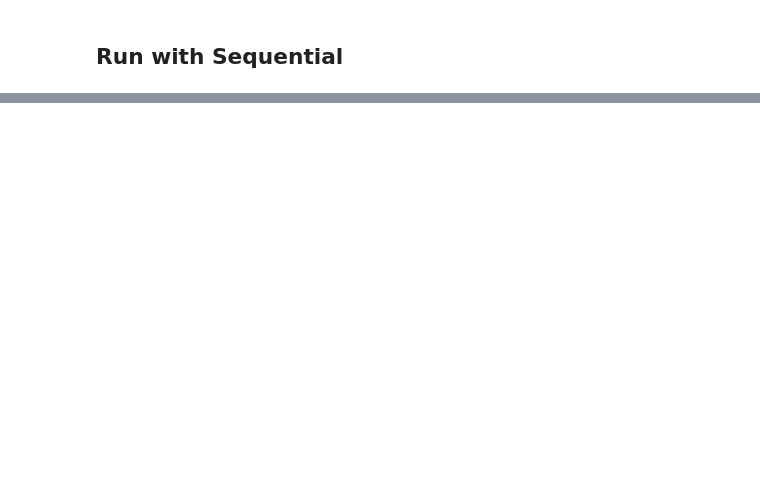
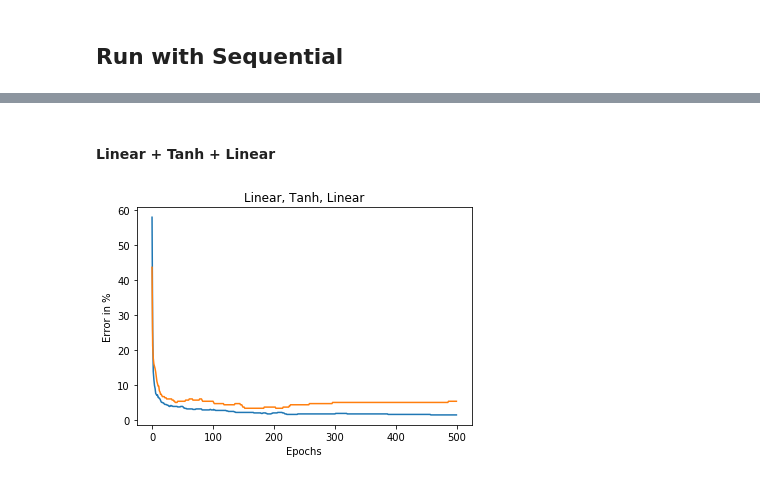
Before and after one commit to hbjornoy/deep-learning, a Jupyter notebook: project2/FB_project2.ipynb, the cells around one changed output, grey strips where cells are left out. Drawn from its saved outputs; the diff is of its cells as text; code cells hidden in the pictures; blank space fills up the shorter version.

```diff
--- a/project2/FB_project2.ipynb
+++ b/project2/FB_project2.ipynb
@@ -170,0 +211,14 @@ model, train_error_list, test_error_list = HL.train_model(train_inputs, train_ta
+# %% [markdown]
+#### Linear + Tanh + Linear
+# %%
+# learning_rate = 0.001
+fig = plt.figure()
+ax = fig.add_subplot(111)
+ax.set_title('Linear, Tanh, Linear')
+plt.plot(train_error_list)
+plt.plot(test_error_list)
+ax.set_xlabel('Epochs')
+ax.set_ylabel('Error in %')
+plt.show()
+# %% [output]
+[figure, added]
```
Also changed, not shown: parts of 18 cells of this notebook, 1 other file.
